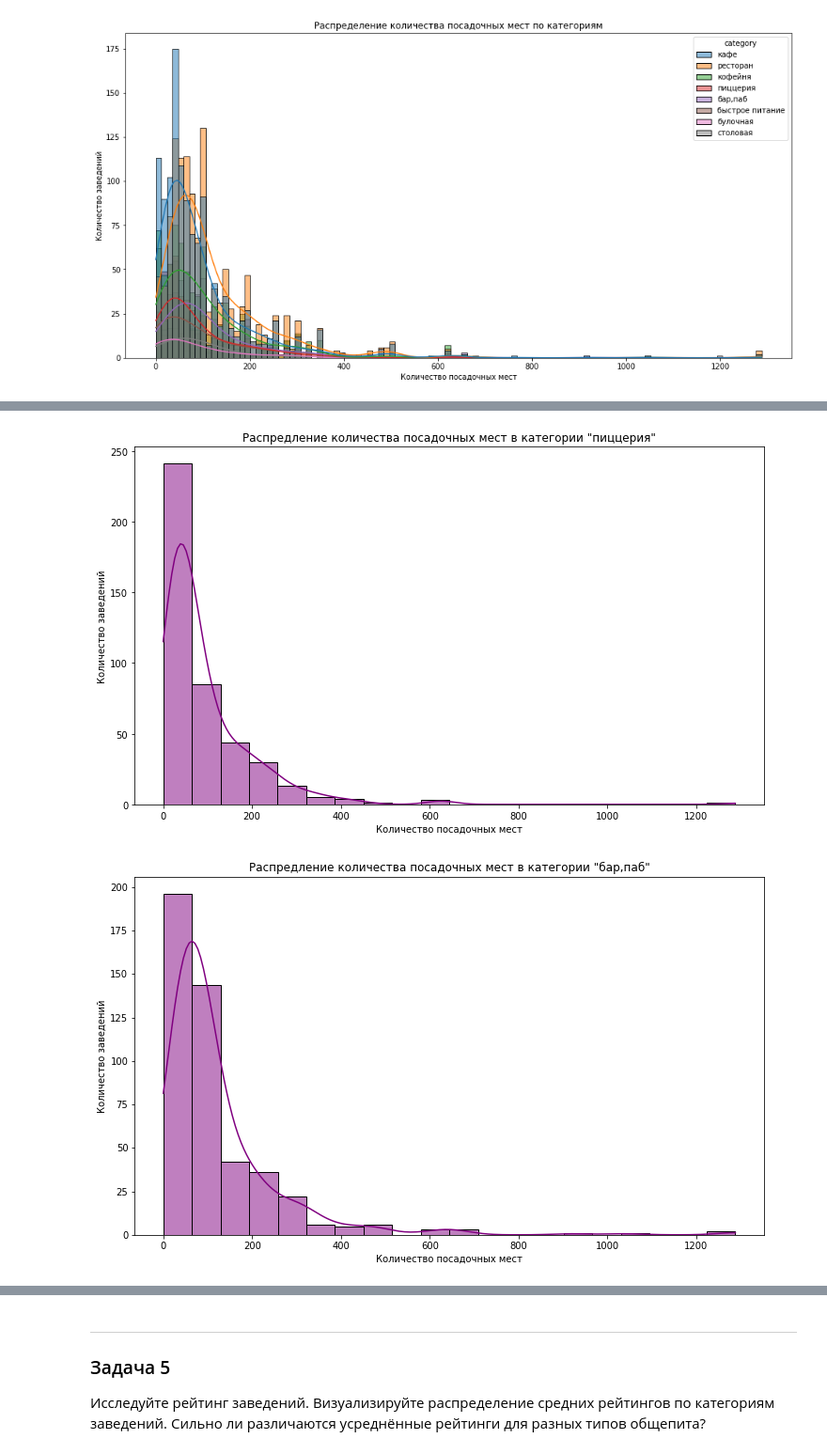
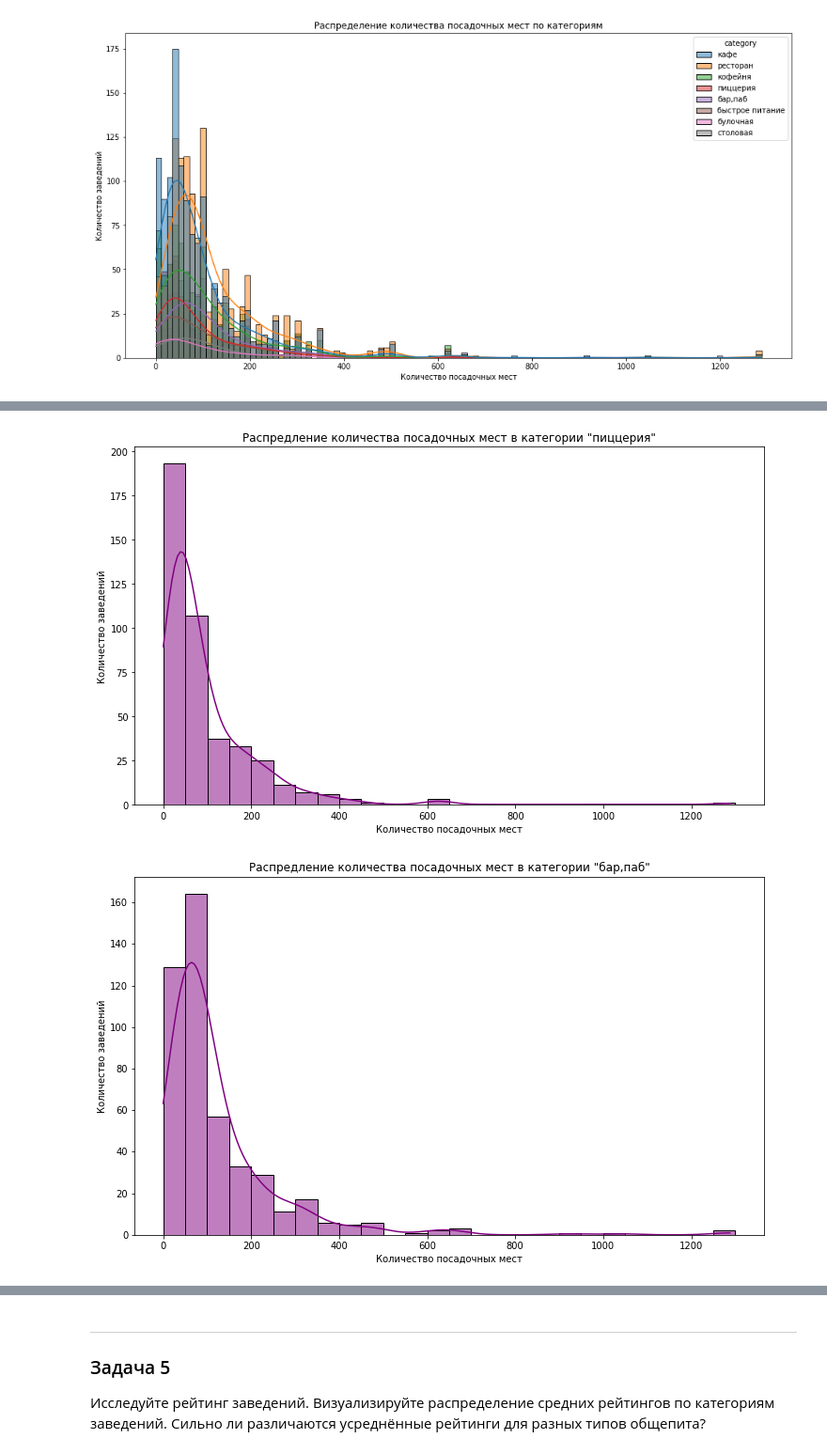
Before and after one commit to blbl-blbl/yandex_practicum_Data_Science_Course, a Jupyter notebook: Module_2_Python_Preprocessing/2. food sector analysis/food_sector_analysis.ipynb, the cells around one changed output, grey strips where cells are left out. Shown at 94% size. Cells and saved outputs as stored; diff of their text form; code cells hidden in the pictures.

```diff
--- a/Module_2_Python_Preprocessing/2. food sector analysis/food_sector_analysis.ipynb
+++ b/Module_2_Python_Preprocessing/2. food sector analysis/food_sector_analysis.ipynb
@@ -256,9 +226,12 @@ def create_is_24_7(row):
     Функция для заполнения нового столбца is_24_7
     """
     if isinstance(row, float):
-#         return np.nan
-        return -1
+        return np.nan
     elif 'круглосуточно' in row and 'ежедневно' in row:
         return True
     else:
         return False
+
+df['is_24_7'] = df['hours'].apply(create_is_24_7)
+
+print(f"Количество заведений, работающих ежедневно и круглосуточно: {df['is_24_7'].sum()}")
@@ -457,7 +429,7 @@ plt.show()
 for category in df['category'].unique():
     plt.figure(figsize=(12, 7))
     t_df = df[df['category'] == category]
-    sns.histplot(data=t_df, x='seats', kde=True, color='purple', bins=20)
+    sns.histplot(data=t_df, x='seats', kde=True, color='purple', binwidth=50)
     plt.title(f'Распредление количества посадочных мест в категории "{category}"')
     plt.xlabel('Количество посадочных мест')
     plt.ylabel('Количество заведений')
@@ -469,2 +441,2 @@ for category in df['category'].unique():
-[figure, old version]
+[figure, new version]
-[figure, old version]
+[figure, new version]
```
Also changed, not shown: parts of 23 cells of this notebook.
